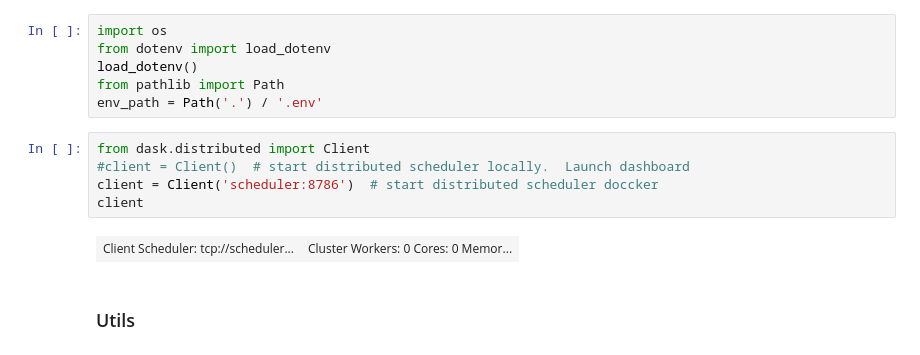
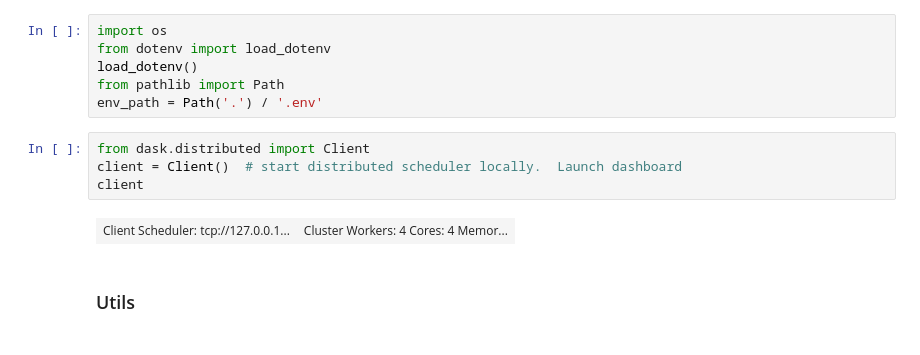
Before and after one commit to Vizzuality/soils-revealed-data, a Jupyter notebook: processing/precalculations_with_zarrs.ipynb, the cells around one changed output. Drawn from its saved outputs; the diff is of its cells as text.

```diff
--- a/processing/precalculations_with_zarrs.ipynb
+++ b/processing/precalculations_with_zarrs.ipynb
@@ -34,11 +34,10 @@ from pathlib import Path
 env_path = Path('.') / '.env'
 # %%
 from dask.distributed import Client
-#client = Client()  # start distributed scheduler locally.  Launch dashboard
-client = Client('scheduler:8786')  # start distributed scheduler doccker
+client = Client()  # start distributed scheduler locally.  Launch dashboard
 client
 # %% [output]
-| Client Scheduler: tcp://scheduler... | Cluster Workers: 0 Cores: 0 Memor... |
+| Client Scheduler: tcp://127.0.0.1... | Cluster Workers: 4 Cores: 4 Memor... |
 # %% [markdown]
 <a id='utils'></a>
 ### Utils
```
Also changed, not shown: parts of 57 cells of this notebook.
